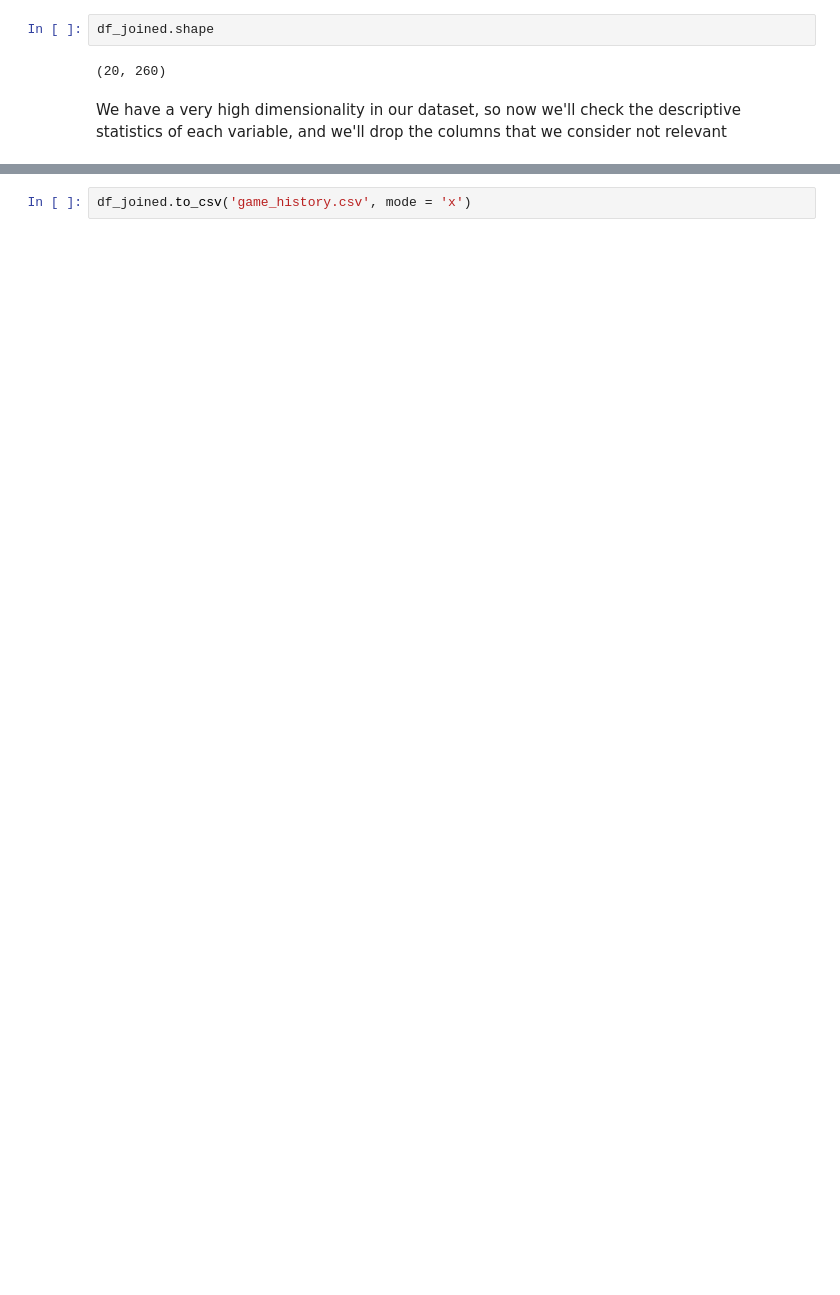
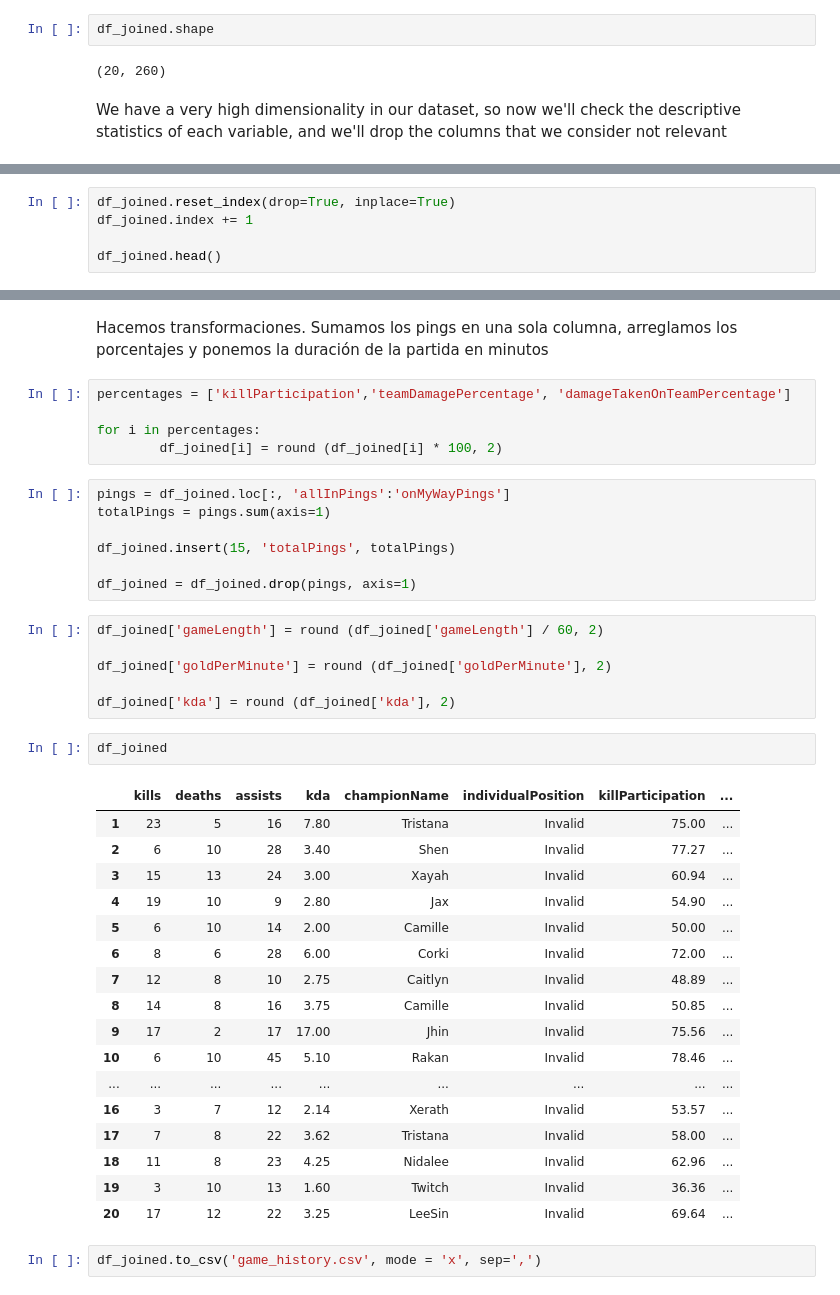
Before and after one commit to K3nse1/LeagueOfLegendsETL, a Jupyter notebook: lol_etl.ipynb, the cells around one changed output, grey strips where cells are left out. Drawn from its saved outputs; the diff is of its cells as text; blank space fills up the shorter version.

```diff
--- a/lol_etl.ipynb
+++ b/lol_etl.ipynb
@@ -165,0 +164,5 @@ df_joined.shape
+# %%
+df_joined.reset_index(drop=True, inplace=True)
+df_joined.index += 1
+
+df_joined.head()
@@ -166,2 +176,42 @@ df_joined.shape
+# %% [markdown]
+Hacemos transformaciones. Sumamos los pings en una sola columna, arreglamos los porcentajes y ponemos la duración de la partida en minutos
+# %%
+percentages = ['killParticipation','teamDamagePercentage', 'damageTakenOnTeamPercentage']
+
+for i in percentages:
+        df_joined[i] = round (df_joined[i] * 100, 2)
+# %%
+pings = df_joined.loc[:, 'allInPings':'onMyWayPings']
+totalPings = pings.sum(axis=1)
+
+df_joined.insert(15, 'totalPings', totalPings)
+
+df_joined = df_joined.drop(pings, axis=1)
+# %%
+df_joined['gameLength'] = round (df_joined['gameLength'] / 60, 2)
+
+df_joined['goldPerMinute'] = round (df_joined['goldPerMinute'], 2)
+
+df_joined['kda'] = round (df_joined['kda'], 2)
+# %%
+df_joined
+# %% [output]
+|  | kills | deaths | assists | kda | championName | individualPosition | killParticipation | ... |
+| 1 | 23 | 5 | 16 | 7.80 | Tristana | Invalid | 75.00 | ... |
+| 2 | 6 | 10 | 28 | 3.40 | Shen | Invalid | 77.27 | ... |
+| 3 | 15 | 13 | 24 | 3.00 | Xayah | Invalid | 60.94 | ... |
+| 4 | 19 | 10 | 9 | 2.80 | Jax | Invalid | 54.90 | ... |
+| 5 | 6 | 10 | 14 | 2.00 | Camille | Invalid | 50.00 | ... |
+| 6 | 8 | 6 | 28 | 6.00 | Corki | Invalid | 72.00 | ... |
+| 7 | 12 | 8 | 10 | 2.75 | Caitlyn | Invalid | 48.89 | ... |
+| 8 | 14 | 8 | 16 | 3.75 | Camille | Invalid | 50.85 | ... |
+| 9 | 17 | 2 | 17 | 17.00 | Jhin | Invalid | 75.56 | ... |
+| 10 | 6 | 10 | 45 | 5.10 | Rakan | Invalid | 78.46 | ... |
+| ... | ... | ... | ... | ... | ... | ... | ... | ... |
+| 16 | 3 | 7 | 12 | 2.14 | Xerath | Invalid | 53.57 | ... |
+| 17 | 7 | 8 | 22 | 3.62 | Tristana | Invalid | 58.00 | ... |
+| 18 | 11 | 8 | 23 | 4.25 | Nidalee | Invalid | 62.96 | ... |
+| 19 | 3 | 10 | 13 | 1.60 | Twitch | Invalid | 36.36 | ... |
+| 20 | 17 | 12 | 22 | 3.25 | LeeSin | Invalid | 69.64 | ... |
 # %%
-df_joined.to_csv('game_history.csv', mode = 'x')
+df_joined.to_csv('game_history.csv', mode = 'x', sep=',')
```
Also changed, not shown: parts of 10 cells of this notebook, 21 other files.
